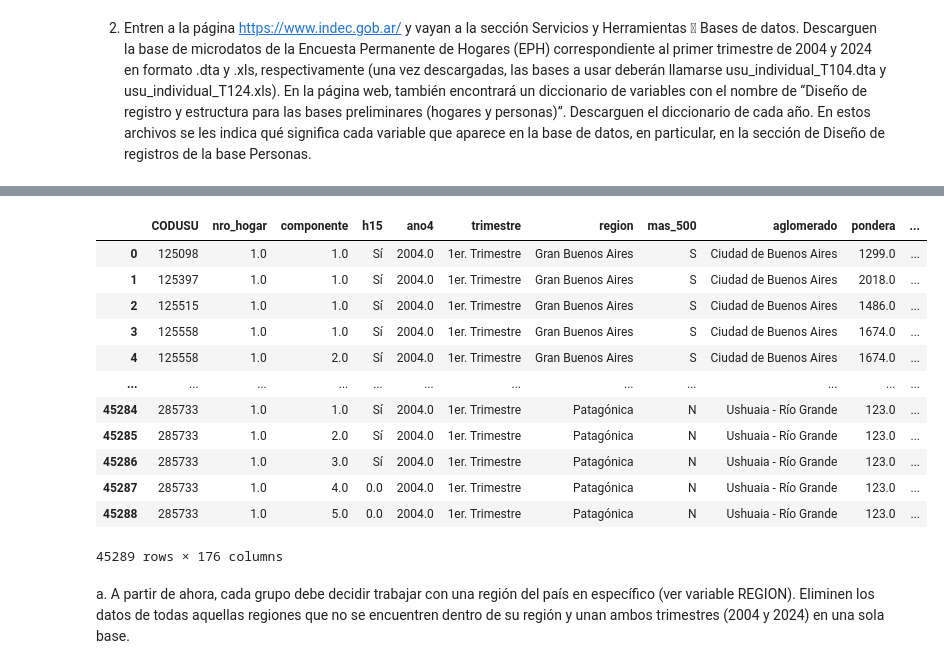
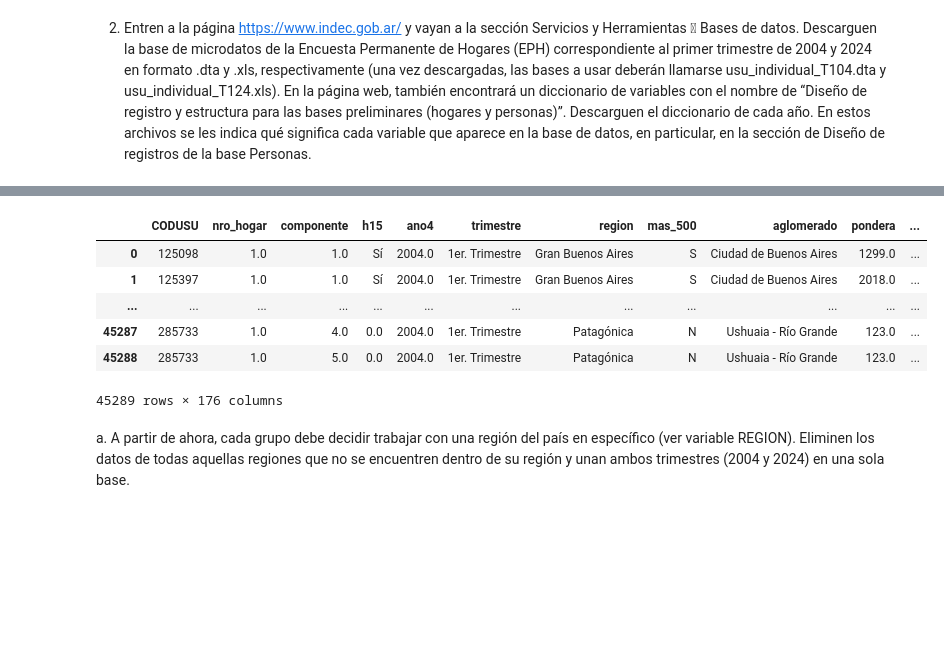
Before and after one commit to RoccoGabrielPimenta/BigDataUBA-Grupo22, a Jupyter notebook: TP 2/Big_Data_TP2_Grupo22.ipynb, the cells around one changed output, grey strips where cells are left out. Cells and saved outputs as stored; diff of their text form; code cells hidden in the pictures; blank space fills up the shorter version.

```diff
--- a/TP 2/Big_Data_TP2_Grupo22.ipynb
+++ b/TP 2/Big_Data_TP2_Grupo22.ipynb
@@ -29,9 +29,12 @@ qué significa cada variable que aparece en la base de datos, en
 particular, en la sección de Diseño de registros de la base Personas.
 # %%
 import pandas as pd
+import numpy as np
 import os
+import random
 #Importo matplotlib.pyplot
 import matplotlib.pyplot as plt
+pd.set_option("display.max_rows", 5)
 # %%
 url = "https://github.com/RoccoGabrielPimenta/BigDataUBA-Grupo22/raw/refs/heads/main/TP%202/usu_individual_T124.xlsx"
 df = pd.read_excel(url)
@@ -52,19 +49,13 @@ df
 46050 rows × 177 columns
 # %%
 url = "https://github.com/RoccoGabrielPimenta/BigDataUBA-Grupo22/raw/refs/heads/main/TP%202/usu_individual_t104.dta"
-df = pd.read_stata(url)
-df
+df2 = pd.read_stata(url)
+df2
 # %% [output]
 |  | CODUSU | nro_hogar | componente | h15 | ano4 | trimestre | region | mas_500 | aglomerado | pondera | ... |
 | 0 | 125098 | 1.0 | 1.0 | Sí | 2004.0 | 1er. Trimestre | Gran Buenos Aires | S | Ciudad de Buenos Aires | 1299.0 | ... |
 | 1 | 125397 | 1.0 | 1.0 | Sí | 2004.0 | 1er. Trimestre | Gran Buenos Aires | S | Ciudad de Buenos Aires | 2018.0 | ... |
-| 2 | 125515 | 1.0 | 1.0 | Sí | 2004.0 | 1er. Trimestre | Gran Buenos Aires | S | Ciudad de Buenos Aires | 1486.0 | ... |
-| 3 | 125558 | 1.0 | 1.0 | Sí | 2004.0 | 1er. Trimestre | Gran Buenos Aires | S | Ciudad de Buenos Aires | 1674.0 | ... |
-| 4 | 125558 | 1.0 | 2.0 | Sí | 2004.0 | 1er. Trimestre | Gran Buenos Aires | S | Ciudad de Buenos Aires | 1674.0 | ... |
 | ... | ... | ... | ... | ... | ... | ... | ... | ... | ... | ... | ... |
-| 45284 | 285733 | 1.0 | 1.0 | Sí | 2004.0 | 1er. Trimestre | Patagónica | N | Ushuaia - Río Grande | 123.0 | ... |
-| 45285 | 285733 | 1.0 | 2.0 | Sí | 2004.0 | 1er. Trimestre | Patagónica | N | Ushuaia - Río Grande | 123.0 | ... |
-| 45286 | 285733 | 1.0 | 3.0 | Sí | 2004.0 | 1er. Trimestre | Patagónica | N | Ushuaia - Río Grande | 123.0 | ... |
 | 45287 | 285733 | 1.0 | 4.0 | 0.0 | 2004.0 | 1er. Trimestre | Patagónica | N | Ushuaia - Río Grande | 123.0 | ... |
 | 45288 | 285733 | 1.0 | 5.0 | 0.0 | 2004.0 | 1er. Trimestre | Patagónica | N | Ushuaia - Río Grande | 123.0 | ... |
 45289 rows × 176 columns
```
Also changed, not shown: parts of 9 cells of this notebook, 1 other file.
